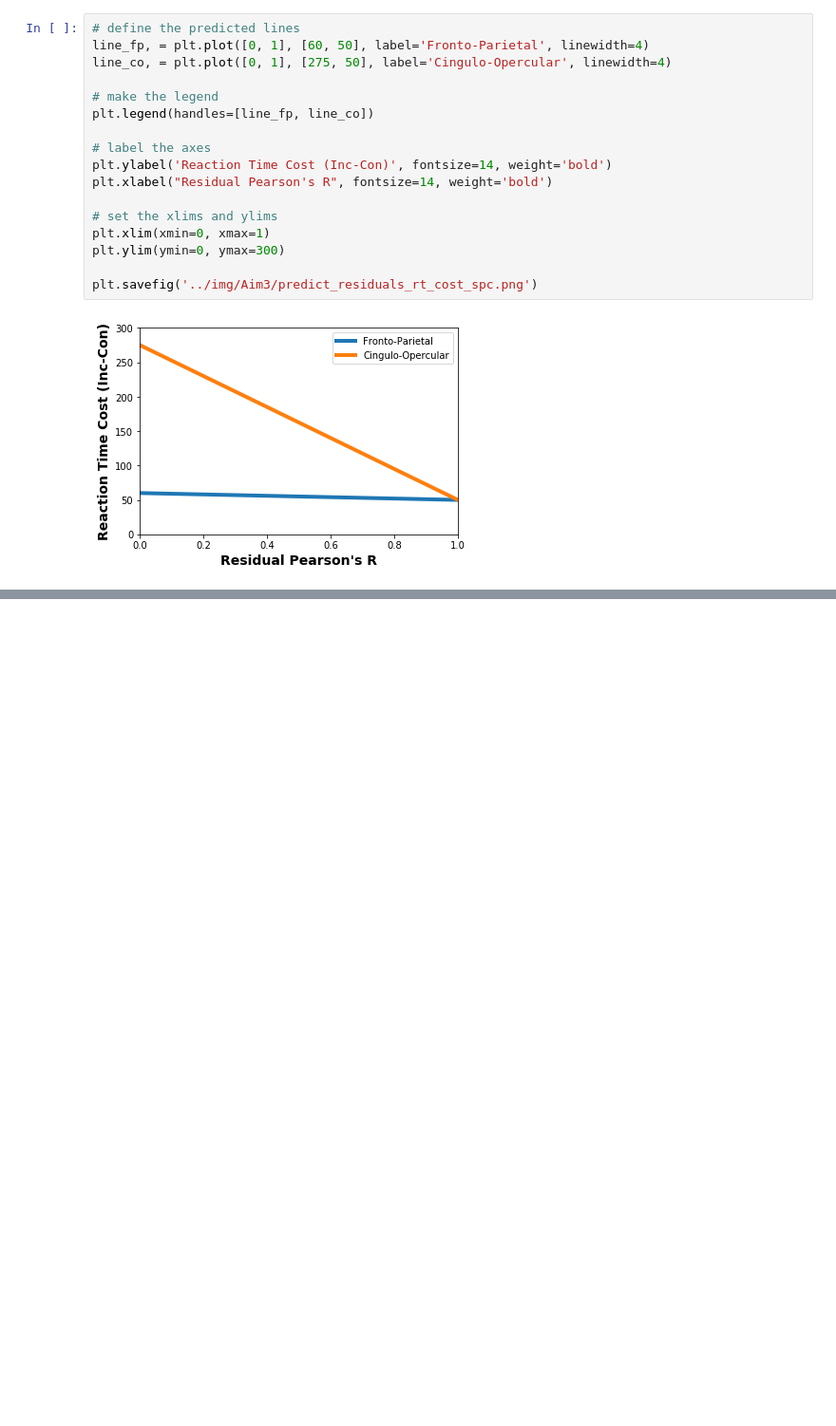
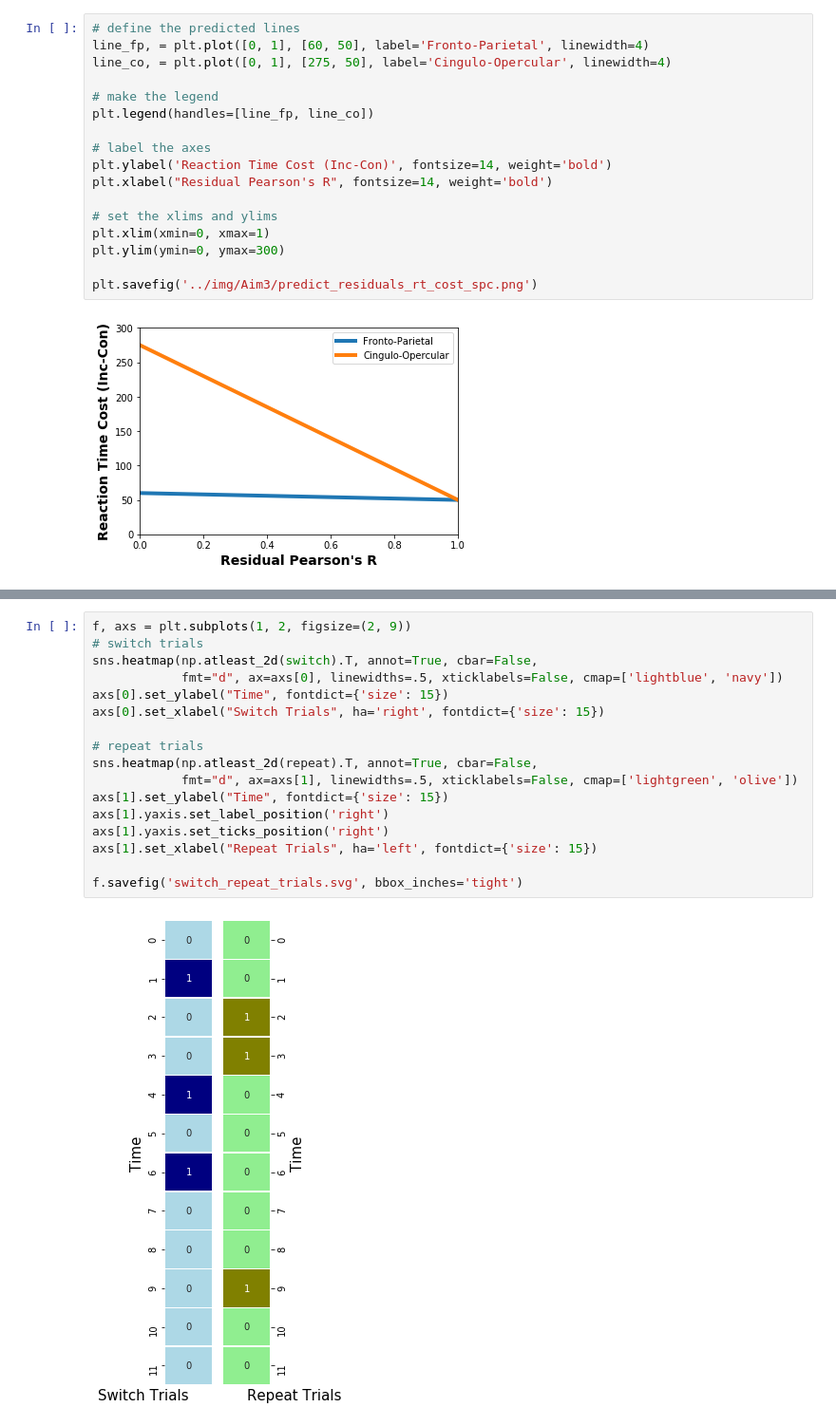
Before and after one commit to jdkent/theses, a Jupyter notebook: notebooks/Predicitions.ipynb, the cells around one changed output, grey strips where cells are left out. Shown at 95% size. Saved outputs shown, nothing was run; the diff lists cells and outputs as text; blank space fills up the shorter version.

```diff
--- a/notebooks/Predicitions.ipynb
+++ b/notebooks/Predicitions.ipynb
@@ -147,0 +179,19 @@ plt.savefig('../img/Aim3/predict_residuals_rt_cost_spc.png')
+# %%
+f, axs = plt.subplots(1, 2, figsize=(2, 9))
+# switch trials
+sns.heatmap(np.atleast_2d(switch).T, annot=True, cbar=False,
+            fmt="d", ax=axs[0], linewidths=.5, xticklabels=False, cmap=['lightblue', 'navy'])
+axs[0].set_ylabel("Time", fontdict={'size': 15})
+axs[0].set_xlabel("Switch Trials", ha='right', fontdict={'size': 15})
+
+# repeat trials
+sns.heatmap(np.atleast_2d(repeat).T, annot=True, cbar=False,
+            fmt="d", ax=axs[1], linewidths=.5, xticklabels=False, cmap=['lightgreen', 'olive'])
+axs[1].set_ylabel("Time", fontdict={'size': 15})
+axs[1].yaxis.set_label_position('right')
+axs[1].yaxis.set_ticks_position('right')
+axs[1].set_xlabel("Repeat Trials", ha='left', fontdict={'size': 15})
+
+f.savefig('switch_repeat_trials.svg', bbox_inches='tight')
+# %% [output]
+[figure, added]
```
Also changed, not shown: parts of 72 cells of this notebook, 42 other files.
